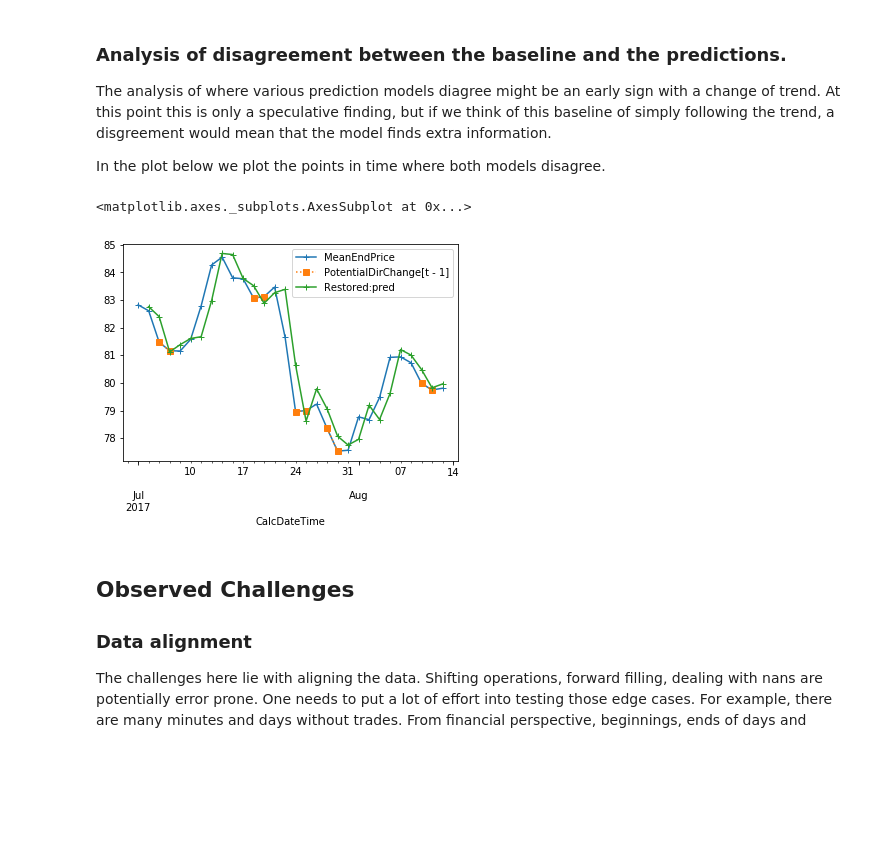
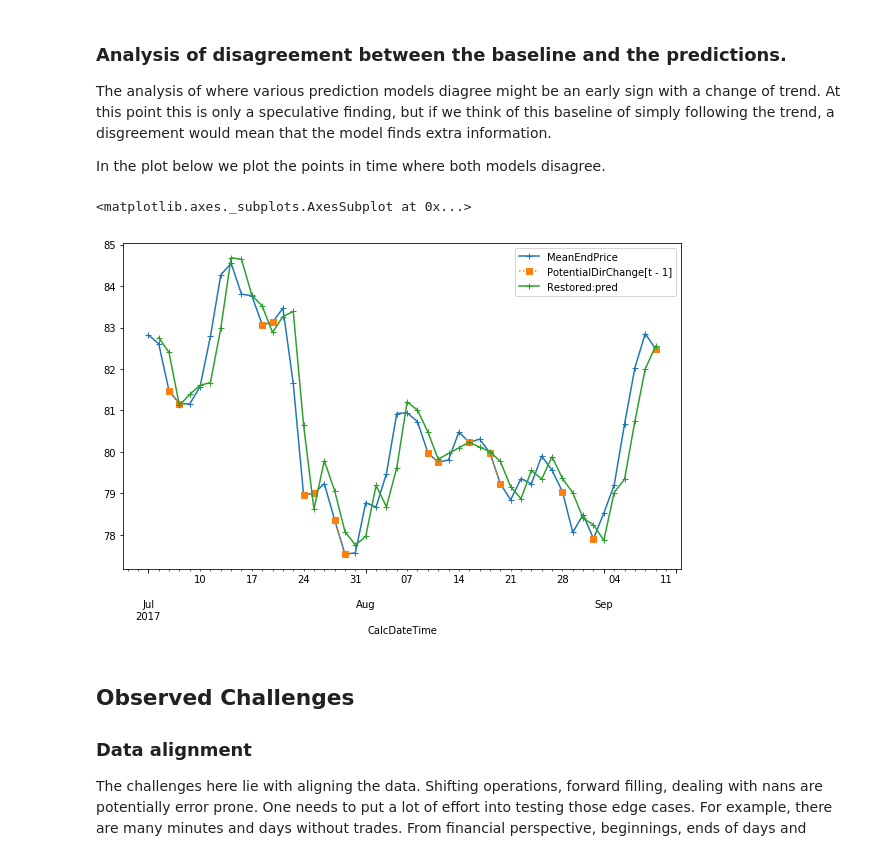
Before and after one commit to Originate/dbg-pds-tensorflow-demo, a Jupyter notebook: notebooks/supporting/simple-linear-model.ipynb, the cells around one changed output. Cells and saved outputs as stored; diff of their text form; code cells hidden in the pictures; blank space fills up the shorter version.

```diff
--- a/notebooks/supporting/simple-linear-model.ipynb
+++ b/notebooks/supporting/simple-linear-model.ipynb
@@ -322,19 +323,19 @@ In the plot below we plot the points in time where both models disagree.
 # %%
 disagreement = np.absolute((meta['MeanEndPrice[t - 1]'] - meta['Restored:pred']) > 0.15)
 meta['DisagreementForDirChange[t - 1]'] = disagreement
 
 disagreement = np.absolute((meta['MeanEndPrice'] - meta['Restored:pred']) > 0.15)
 meta['DisagreementForDirChange[t]'] = disagreement
 
 meta['PotentialDirChange[t - 1]'] = np.where(meta['DisagreementForDirChange[t - 1]'], meta['MeanEndPrice'], np.nan)
 meta['PotentialDirChange[t]'] = np.where(meta['DisagreementForDirChange[t]'], meta['MeanEndPrice'], np.nan)
 
 
-
-meta[['MeanEndPrice', 'PotentialDirChange[t - 1]', 'Restored:pred']].head(30).plot(style=['+-', 's:', '+-'])
+mpl.rcParams['figure.figsize'] = (10, 6)
+meta[['MeanEndPrice', 'PotentialDirChange[t - 1]', 'Restored:pred']].head(50).plot(style=['+-', 's:', '+-'])
 # %% [output]
 <matplotlib.axes._subplots.AxesSubplot at 0x...>
-[figure, old version]
+[figure, new version]
 # %% [markdown]
 ## Observed Challenges
 
```
Also changed, not shown: parts of 2 cells of this notebook.
